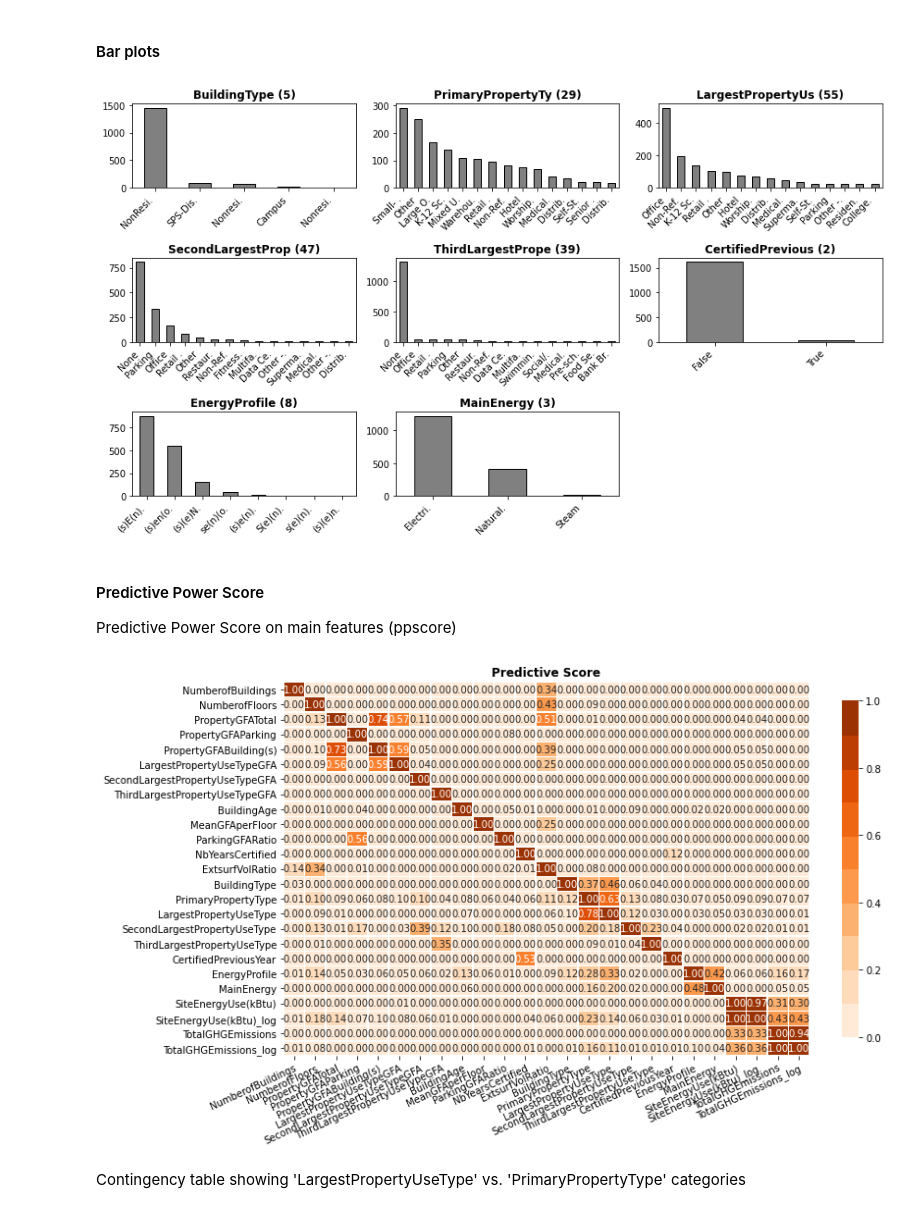
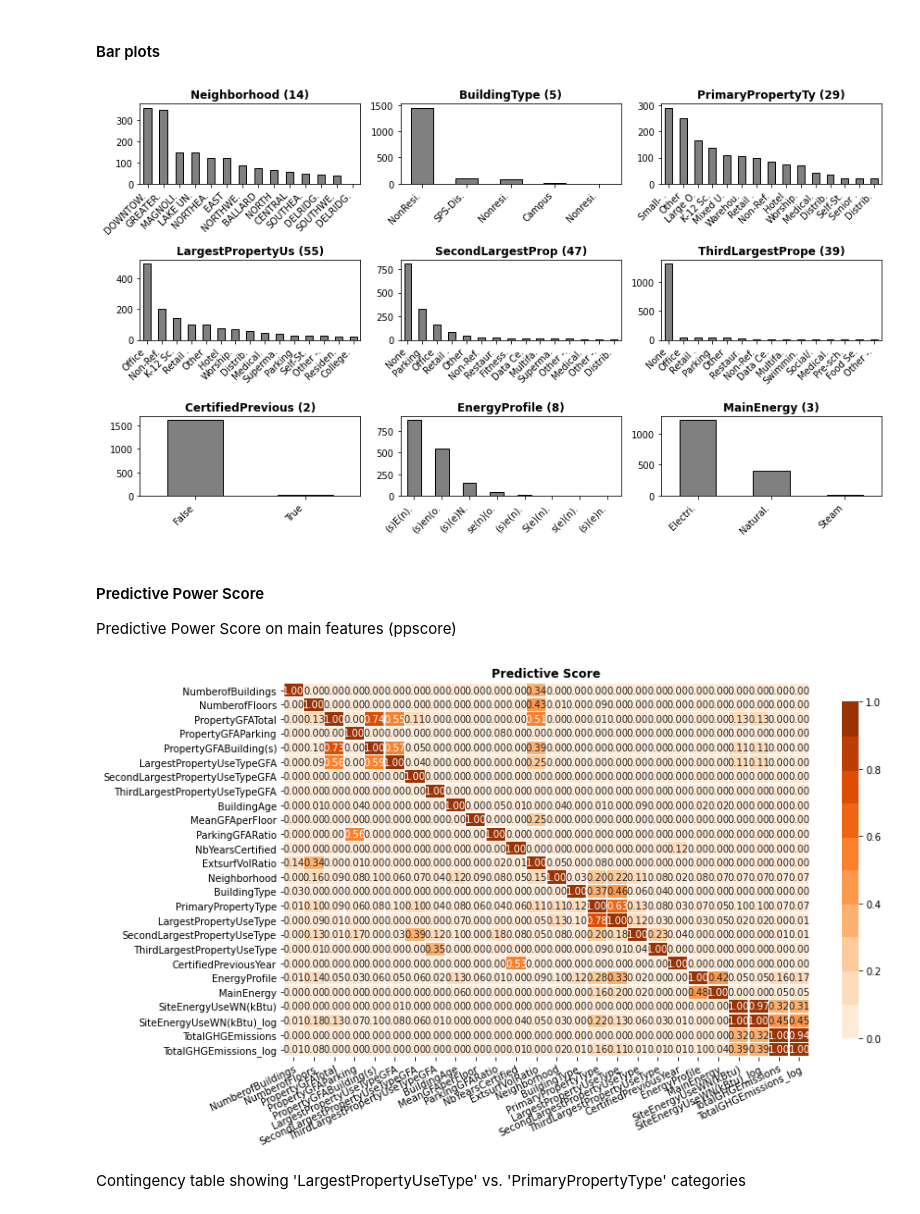
Before and after one commit to SmellyArmure/OC_DS_Project4, a Jupyter notebook: NOTEBOOKS/P4_Cleaning_EDA.ipynb, the cells around one changed output. Drawn from its saved outputs; the diff is of its cells as text; code cells hidden in the pictures.

```diff
--- a/NOTEBOOKS/P4_Cleaning_EDA.ipynb
+++ b/NOTEBOOKS/P4_Cleaning_EDA.ipynb
@@ -689,7 +688,7 @@ id_cols = ['OSEBuildingID', 'TaxParcelIdentificationNumber',
                'CouncilDistrictCode', 'Neighborhood',
                'ListOfAllPropertyUseTypes'] # redondante ?
 
-prop_cols = ['BuildingType', 'PrimaryPropertyType',
+prop_cols = ['Neighborhood', 'BuildingType', 'PrimaryPropertyType',
             'NumberofBuildings', 'NumberofFloors', 'PropertyGFATotal',
             'PropertyGFAParking','PropertyGFABuilding(s)',
             'LargestPropertyUseType', 'LargestPropertyUseTypeGFA',
@@ -1023,8 +1023,8 @@ plot_histograms(df=df, cols=['SiteEnergyUse(kBtu)', 'TotalGHGEmissions'],
 # %%
-df['SiteEnergyUse(kBtu)_log'] = np.log(df['SiteEnergyUse(kBtu)'])
+df['SiteEnergyUseWN(kBtu)_log'] = np.log(df['SiteEnergyUseWN(kBtu)'])
 df['TotalGHGEmissions_log'] = np.log(df['TotalGHGEmissions'])
 
-plot_histograms(df=df, cols=['SiteEnergyUse(kBtu)_log', 'TotalGHGEmissions_log'],
+plot_histograms(df=df, cols=['SiteEnergyUseWN(kBtu)_log', 'TotalGHGEmissions_log'],
                 file_name='2_1_histograms_target.png',
                 figsize=(7,3), layout=(1,2), save_enabled=save_enabled)
 # %% [output]
@@ -1248,24 +1248,24 @@ plot_barplots(df=df, cols=prop_C_cols, figsize=(12,7),
               layout=(3,3), save_enabled=save_enabled)
 plt.show()
 # %% [output]
-[figure, old version]
+[figure, new version]
 # %% [markdown]
 #### Predictive Power Score
 
 Predictive Power Score on main features (ppscore)
 # %%
-pps_corr = pps.matrix(df[prop_Q_cols+prop_C_cols+['SiteEnergyUse(kBtu)',
-                                                   'SiteEnergyUse(kBtu)_log',
+pps_corr = pps.matrix(df[prop_Q_cols+prop_C_cols+['SiteEnergyUseWN(kBtu)',
+                                                   'SiteEnergyUseWN(kBtu)_log',
                                                    'TotalGHGEmissions',
                                                    'TotalGHGEmissions_log']])
 plot_heatmap(pps_corr, title="Predictive Score",
              vmin=0, center=0.5, vmax=1, figsize=(12,7), shape='rect',
              palette=sns.color_palette("Oranges", 10))
 if save_enabled: plt.savefig(os.getcwd()+'/FIG/'+'2_2_ppscore.png',
                              dpi=400);
 plt.show()
 # %% [output]
-[figure, old version]
+[figure, new version]
 # %% [markdown]
 Contingency table showing 'LargestPropertyUseType' vs. 'PrimaryPropertyType' categories
 # %%
```
Also changed, not shown: parts of 15 cells of this notebook, 7 other files.
